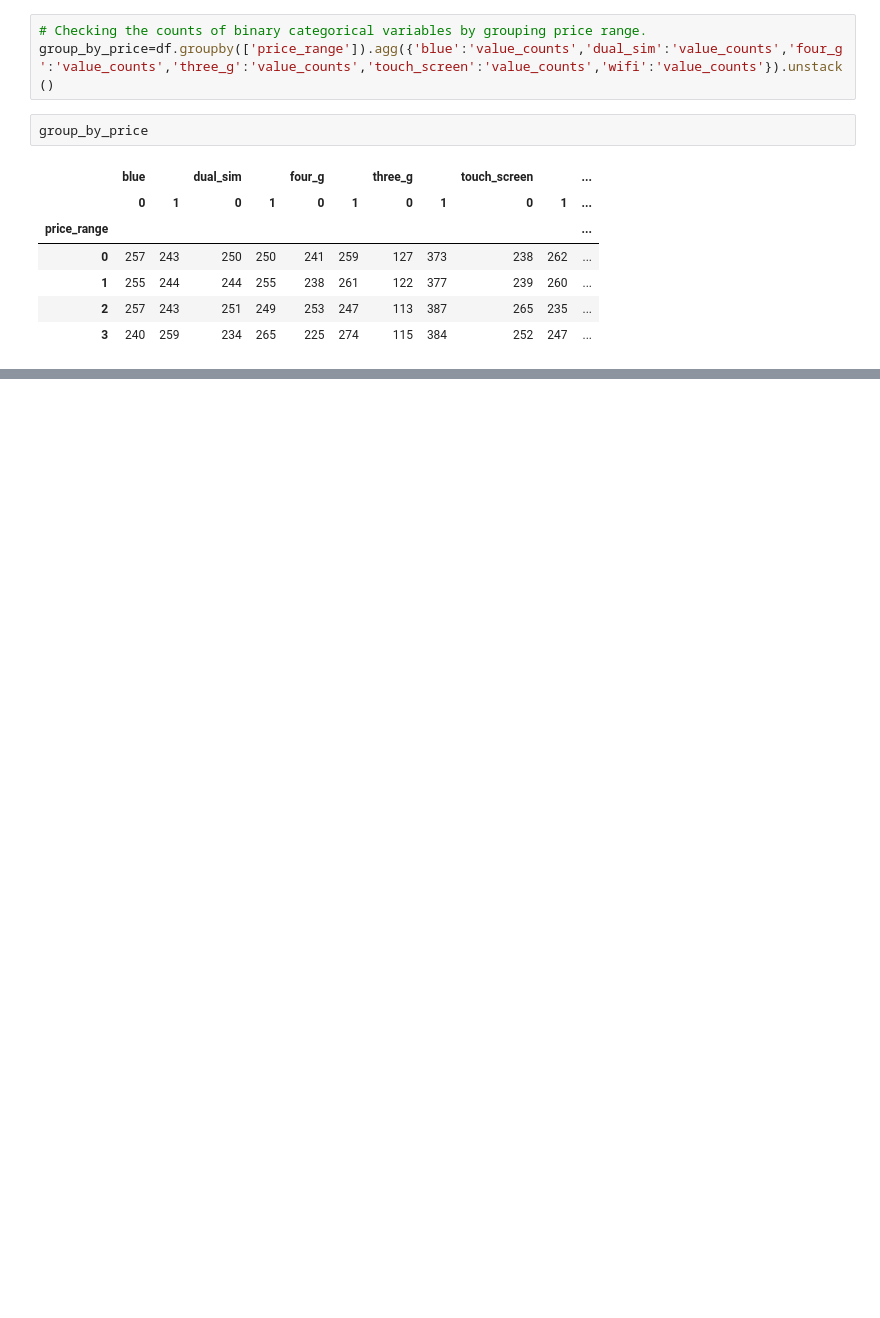
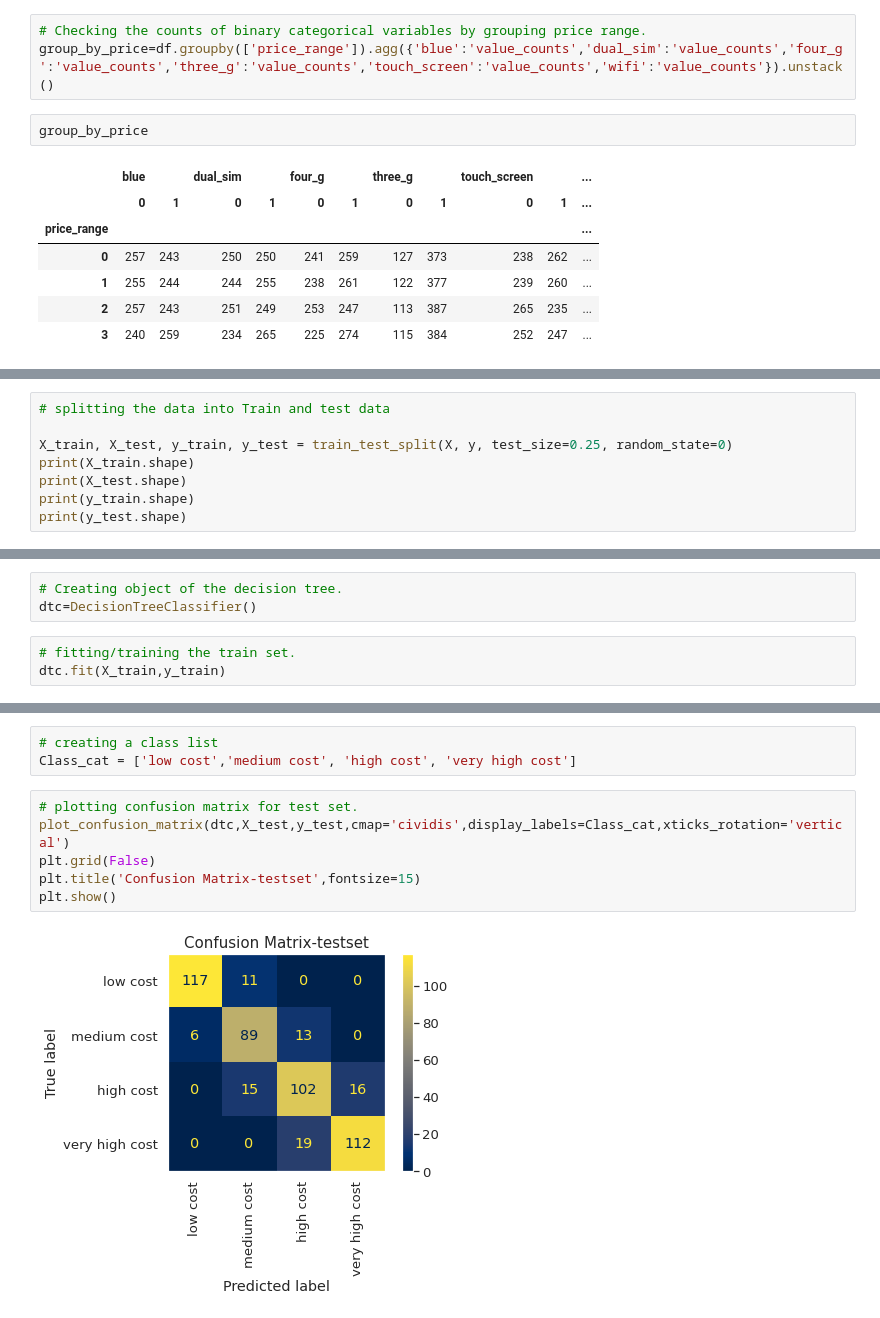
Before and after one commit to Sriharish19/Mobile_price_classification_ml_model, a Jupyter notebook: SH_Mobile_price_range_classification_ml.ipynb, the cells around one changed output, grey strips where cells are left out. Cells and saved outputs as stored; diff of their text form; blank space fills up the shorter version.

```diff
--- a/SH_Mobile_price_range_classification_ml.ipynb
+++ b/SH_Mobile_price_range_classification_ml.ipynb
@@ -415,0 +433,8 @@ plt.legend(loc='upper center')
+# %%
+# splitting the data into Train and test data
+
+X_train, X_test, y_train, y_test = train_test_split(X, y, test_size=0.25, random_state=0)
+print(X_train.shape)
+print(X_test.shape)
+print(y_train.shape)
+print(y_test.shape)
@@ -415,0 +484,6 @@ plt.legend(loc='upper center')
+# %%
+# Creating object of the decision tree.
+dtc=DecisionTreeClassifier()
+# %%
+# fitting/training the train set.
+dtc.fit(X_train,y_train)
@@ -415,0 +515,11 @@ plt.legend(loc='upper center')
+# %%
+# creating a class list
+Class_cat = ['low cost','medium cost', 'high cost', 'very high cost']
+# %%
+# plotting confusion matrix for test set.
+plot_confusion_matrix(dtc,X_test,y_test,cmap='cividis',display_labels=Class_cat,xticks_rotation='vertical')
+plt.grid(False)
+plt.title('Confusion Matrix-testset',fontsize=15)
+plt.show()
+# %% [output]
+[figure, added]
```
Also changed, not shown: parts of 48 cells of this notebook.
